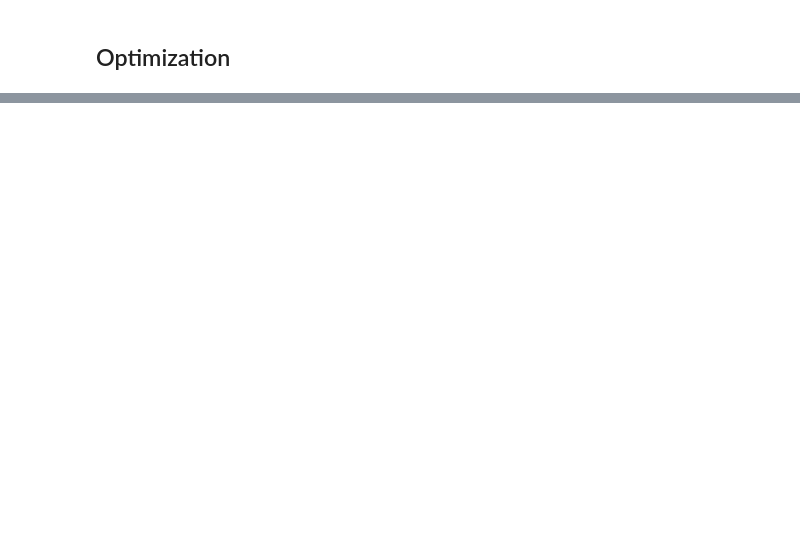
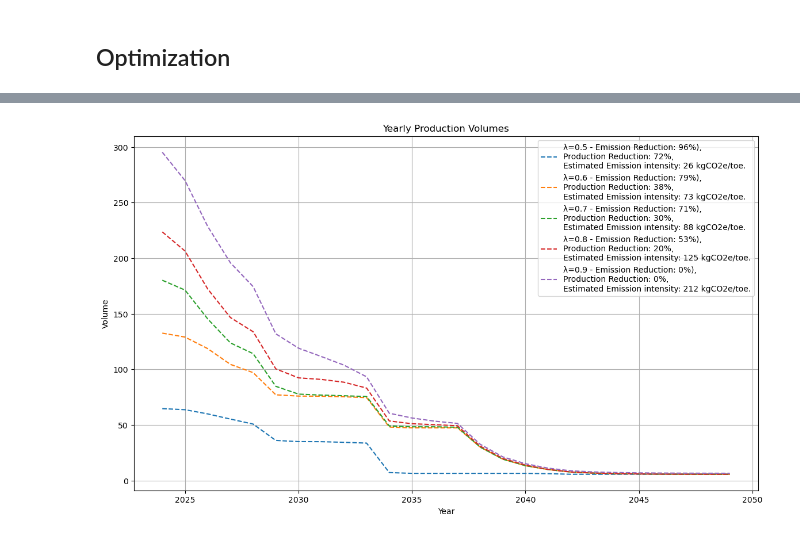
Before and after one commit to percw/Norwegian_oil_gas_decarbonization, a Jupyter notebook: notebooks/05_data_optimization/05_data_optimization.ipynb, the cells around one changed output, grey strips where cells are left out. Saved outputs shown, nothing was run; the diff lists cells and outputs as text; code cells hidden in the pictures; blank space fills up the shorter version.

```diff
--- a/notebooks/05_data_optimization/05_data_optimization.ipynb
+++ b/notebooks/05_data_optimization/05_data_optimization.ipynb
@@ -256,0 +279,9 @@ where:
+# %%
+lifetime_pred_df = field_pred_data_lifetime.groupby("field").agg(
+    total_lifetime_emissions=("lifetime_emissions", "first"),
+	total_lifetime_production=("lifetime_production", "first"),
+	total_lifetime_electrified_emissions=("lifetime_electrified_emissions", "first"),
+	geometry=("geometry", "first"),
+).reset_index().copy()
+
+lifetime_pred_df.head(5)
@@ -256,0 +295,10 @@ where:
+# %%
+# Apply scaler = MinMaxScaler()
+from sklearn.preprocessing import MinMaxScaler
+
+scaler = MinMaxScaler()
+lifetime_pred_df[['scaled_lifetime_production', 'scaled_lifetime_emissions', 'scaled_electrified_emissions']] = scaler.fit_transform(
+    lifetime_pred_df[['total_lifetime_production', 'total_lifetime_emissions', 'total_lifetime_electrified_emissions']]
+)
+
+lifetime_pred_df.head(3)
@@ -256,0 +541,60 @@ where:
+# %%
+import matplotlib.pyplot as plt
+import math
+
+def plot_yearly_production_emissions(results, lambdas, field_pred_data_lifetime):
+    # Calculate baseline emissions (all fields open)
+    baseline_yearly_emissions = field_pred_data_lifetime.groupby('year')['predicted_emissions'].sum()
+    baseline_total_emissions = baseline_yearly_emissions.sum()*0.84
+
+    # Calculate baseline production (all fields open)
+    baseline_yearly_production = field_pred_data_lifetime.groupby('year')['predicted_production'].sum()
+    baseline_total_production = baseline_yearly_production.sum()
+
+    # Calculate baseline production (all fields open)
+    baseline_yearly_production = field_pred_data_lifetime.groupby('year')['predicted_production'].sum()
+
+    plt.figure(figsize=(14, 8))
+
+    # Iterate over the results for each lambda
+    for lambda_ in lambdas:
+        df = results[lambda_]
+        fields_open = df[df['optimized_production'] > 0]['field'].unique()
+
+        # Extract yearly data for open fields
+        yearly_data = field_pred_data_lifetime[field_pred_data_lifetime['field'].isin(fields_open)]
+
+        # Sum the production and emissions for each year
+        yearly_production = yearly_data.groupby('year')['predicted_production'].sum()
+        yearly_emissions = yearly_data.groupby('year')['predicted_emissions'].sum() * 0.84
+
+        # Calculate total emissions for the current lambda
+        total_emissions = yearly_emissions.sum()
+        total_production = yearly_production.sum()
+
+        # Calculate emission reduction
+        emission_reduction = np.round(((baseline_total_emissions - total_emissions) / baseline_total_emissions) * 100, 1)
+
+        # Calculate production reduction
+        production_reduction = np.round(((baseline_total_production - total_production) / baseline_total_production) * 100,1)
+
+        # Calculate the emission intensity
+        emission_intensity = np.round(total_emissions / ((total_production * 100)) if total_production != 0 else 0,1)
+
+        # Plot production volumes
+        plt.plot(yearly_production.index, yearly_production.values, label=f'λ={lambda_} - Emission Reduction: {math.trunc(emission_reduction)}%),\nProduction Reduction: {math.trunc(production_reduction)}%,\nEstimated Emission intensity: {math.trunc(emission_intensity)} kgCO2e/toe.', linestyle='--')
+
+        # Plot emissions
+        #plt.plot(yearly_emissions.index, yearly_emissions.values, label=f'Emissions (λ={lambda_}, Reduction: {emission_reduction:.2f}%)', linestyle='--')
+
+    # Add labels and legend
+    plt.xlabel('Year')
+    plt.ylabel('Volume')
+    plt.title('Yearly Production Volumes')
+    plt.legend()
+    plt.grid(True)
+    plt.show()
+
+plot_yearly_production_emissions(results, lambdas, field_pred_data_lifetime)
+# %% [output]
+[figure, added]
```
Also changed, not shown: parts of 32 cells of this notebook, 1 other file.
